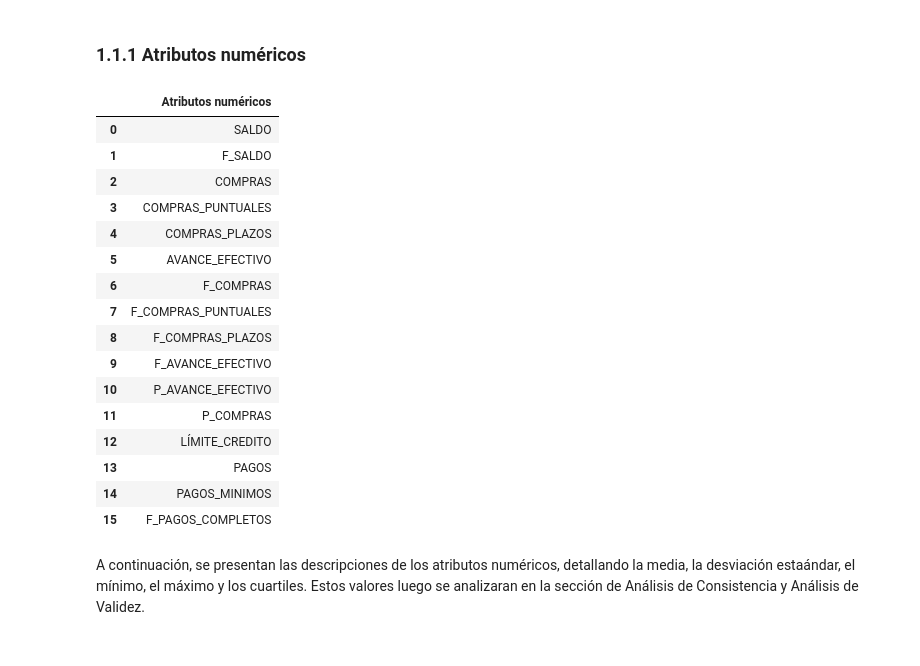
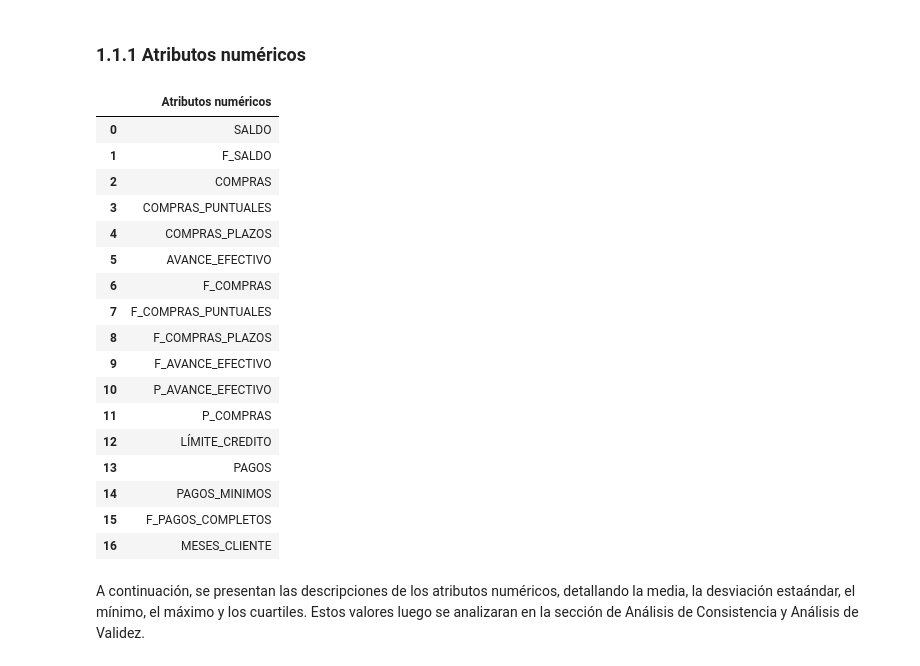
Before and after one commit to NataliaVillegasC/BI-Laboratorio2_Agrupacion, a Jupyter notebook: NataliaLab copy.ipynb, the cells around one changed output. Saved outputs shown, nothing was run; the diff lists cells and outputs as text; code cells hidden in the pictures.

```diff
--- a/NataliaLab copy.ipynb
+++ b/NataliaLab copy.ipynb
@@ -131,29 +131,26 @@ column_titles
 ### 1.1.1 Atributos numéricos
 # %%
 atributosNum = df.select_dtypes(include=[np.number]).columns
-
-# Se usa drop para eliminar la columna 'MESES_CLIENTE'
-atributosNum = atributosNum.drop('MESES_CLIENTE')
-
 pd.DataFrame(atributosNum, columns=['Atributos numéricos'])
 # %% [output]
 |  | Atributos numéricos |
 | 0 | SALDO |
 | 1 | F_SALDO |
 | 2 | COMPRAS |
 | 3 | COMPRAS_PUNTUALES |
 | 4 | COMPRAS_PLAZOS |
 | 5 | AVANCE_EFECTIVO |
 | 6 | F_COMPRAS |
 | 7 | F_COMPRAS_PUNTUALES |
 | 8 | F_COMPRAS_PLAZOS |
 | 9 | F_AVANCE_EFECTIVO |
 | 10 | P_AVANCE_EFECTIVO |
 | 11 | P_COMPRAS |
 | 12 | LÍMITE_CREDITO |
 | 13 | PAGOS |
 | 14 | PAGOS_MINIMOS |
 | 15 | F_PAGOS_COMPLETOS |
+| 16 | MESES_CLIENTE |
 # %% [markdown]
 A continuación, se presentan las descripciones de los atributos numéricos, detallando la media, la desviación estaándar, el mínimo, el máximo y los cuartiles. Estos valores luego se analizaran en la sección de Análisis de Consistencia y Análisis de Validez.
 # %%
```
Also changed, not shown: parts of 13 cells of this notebook, 2 other files.
